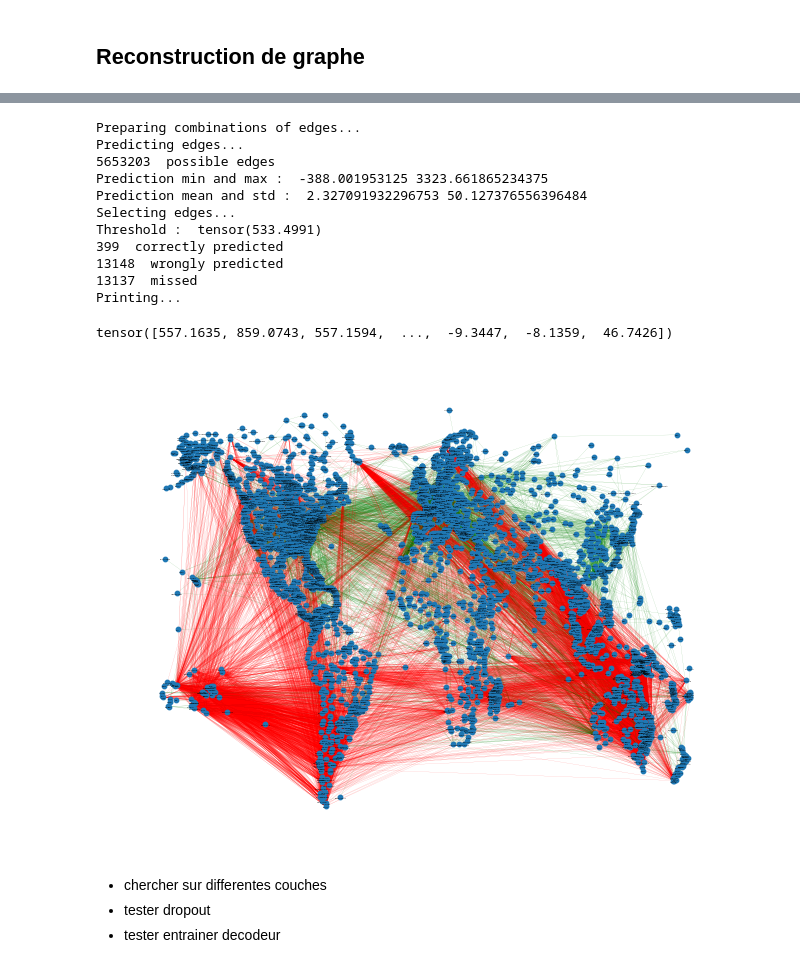
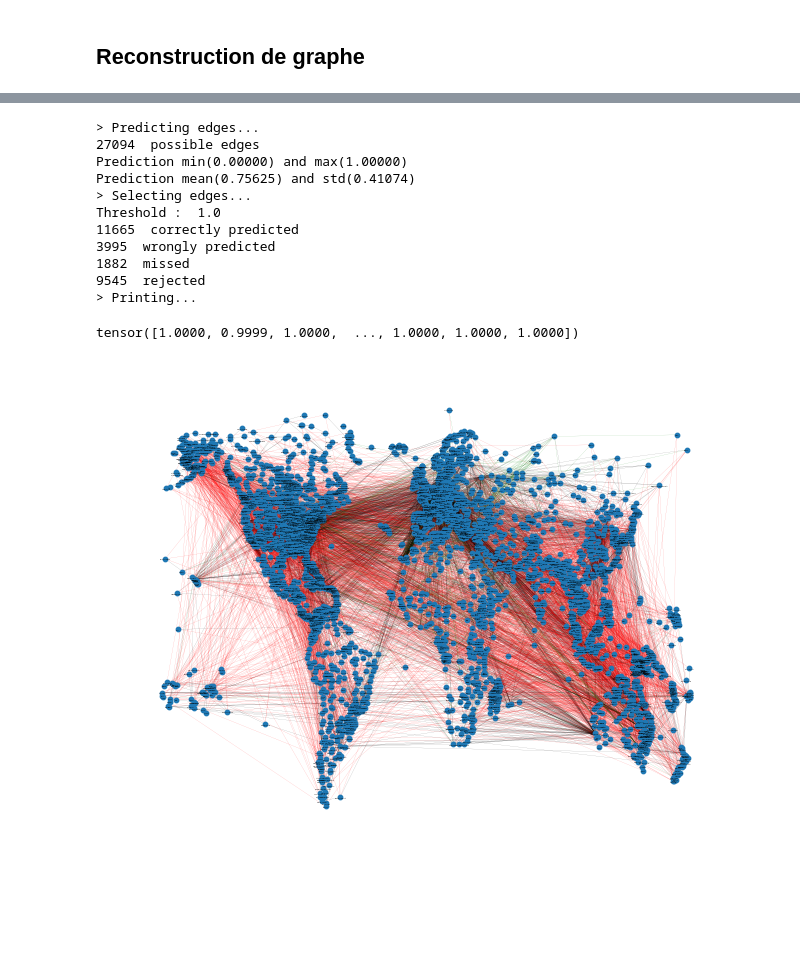
Before and after one commit to ajreckof/biml-gnn-projet, a Jupyter notebook: Projet.ipynb, the cells around one changed output, grey strips where cells are left out. Drawn from its saved outputs; the diff is of its cells as text; code cells hidden in the pictures; blank space fills up the shorter version.

Commit message:
Merge with Graph

```diff
--- a/Projet.ipynb
+++ b/Projet.ipynb
@@ -248,7 +251,18 @@ encoder.fit([G.nodes[node]["country"] for node in G.nodes])
 
 for node in G.nodes :
     G.nodes[node]["country_code"] = encoder.transform([G.nodes[node]["country"]])[0]
+    G.nodes[node]["degree"] = G.degree()[node]
 
-data = from_networkx(G, group_node_attrs=["lat","lon","country_code"])
+data = from_networkx(G, group_node_attrs=["lat", "lon", "degree","country_code"])
 
-true_edges = copy.deepcopy(G.edges)
+true_edges = G.edges
+nodes_list = np.array(list(G.nodes()))
+
+dt = data.__copy__()
+dt.num_classes = len(set(data.country))
+# train_test_split_edges(dt, val_ratio=0.0)
+transform = RandomLinkSplit(is_undirected=True, split_labels=True, num_val=0)
+train_data, _, test_data = transform(data)
+dt.train_pos_edge_index = train_data.pos_edge_label_index
+dt.test_pos_edge_index = test_data.pos_edge_label_index
+dt.test_neg_edge_index = test_data.neg_edge_label_index
@@ -255,14 +301,14 @@ true_edges = copy.deepcopy(G.edges)
 # %%
-dt = data.__copy__()
-dt.num_classes = len(set(data.country))
-train_test_split_edges(dt)
-
-encoder = Encoder(in_channels=dt.num_features, out_channels=15, dropout=0.0)
+encoder = Encoder(in_channels=dt.num_features, out_channels=15, dropout=0.3)
 decoder = Decoder(15)
 
 vgae = VGAE(encoder, decoder)
-vgaeWithoutDecoder = VGAE(Encoder(in_channels=dt.num_features, out_channels=15, dropout=0.0))
+vgaeWithoutDecoder = VGAE(Encoder(in_channels=dt.num_features, out_channels=15, dropout=0.3))
+gae = GAE(GCN(data.num_features, 15))
 
-fit(vgae, dt, 1000, verbose=True)
-fit(vgaeWithoutDecoder, dt, 1000, verbose=True)
+epochs = 1500
+
+fit_vgae(vgae, dt, epochs, verbose=True)
+fit_vgae(vgaeWithoutDecoder, dt, epochs, verbose=True)
+fit_gae(gae, dt, epochs, verbose=True)
 # %% [output]
@@ -348 +377,5 @@ def predict_graph(data, model, G, true_edges, sigmoid, file_path):
+# %%
+edge_index_combinations = torch.cat((train_data.pos_edge_label_index, train_data.neg_edge_label_index, test_data.pos_edge_label_index, test_data.neg_edge_label_index), dim=1)
+# Shuffle
+edge_index_combinations = edge_index_combinations[:, torch.randperm(edge_index_combinations.shape[1])]
 # %%
@@ -364,16 +397,16 @@ tensor([0.9544, 0.8891, 0.9542,  ..., 0.5000, 0.5000, 0.8904])
 # %%
-predict_graph(dt, vgaeWithoutDecoder, G, true_edges, False, "withoutDecoder.png")
+predict_graph(dt, vgaeWithoutDecoder, G.copy(), edge_index_combinations, true_edges, True, "withoutDecoder.png")
 # %% [output]
-Preparing combinations of edges...
-Predicting edges...
-5653203  possible edges
-Prediction min and max :  -388.001953125 3323.661865234375
-Prediction mean and std :  2.327091932296753 50.127376556396484
-Selecting edges...
-Threshold :  tensor(533.4991)
-399  correctly predicted
-13148  wrongly predicted
-13137  missed
-Printing...
+> Predicting edges...
+27094  possible edges
+Prediction min(0.00000) and max(1.00000)
+Prediction mean(0.75625) and std(0.41074)
+> Selecting edges...
+Threshold :  1.0
+11665  correctly predicted
+3995  wrongly predicted
+1882  missed
+9545  rejected
+> Printing...
-tensor([557.1635, 859.0743, 557.1594,  ...,  -9.3447,  -8.1359,  46.7426])
+tensor([1.0000, 0.9999, 1.0000,  ..., 1.0000, 1.0000, 1.0000])
-[figure, old version]
+[figure, new version]
@@ -436,4 +412,0 @@ plt.savefig("output.png", dpi=1000)
-# %% [markdown]
-- chercher sur differentes couches
-- tester dropout
-- tester entrainer decodeur
```
Also changed, not shown: parts of 13 cells of this notebook, 5 other files.
